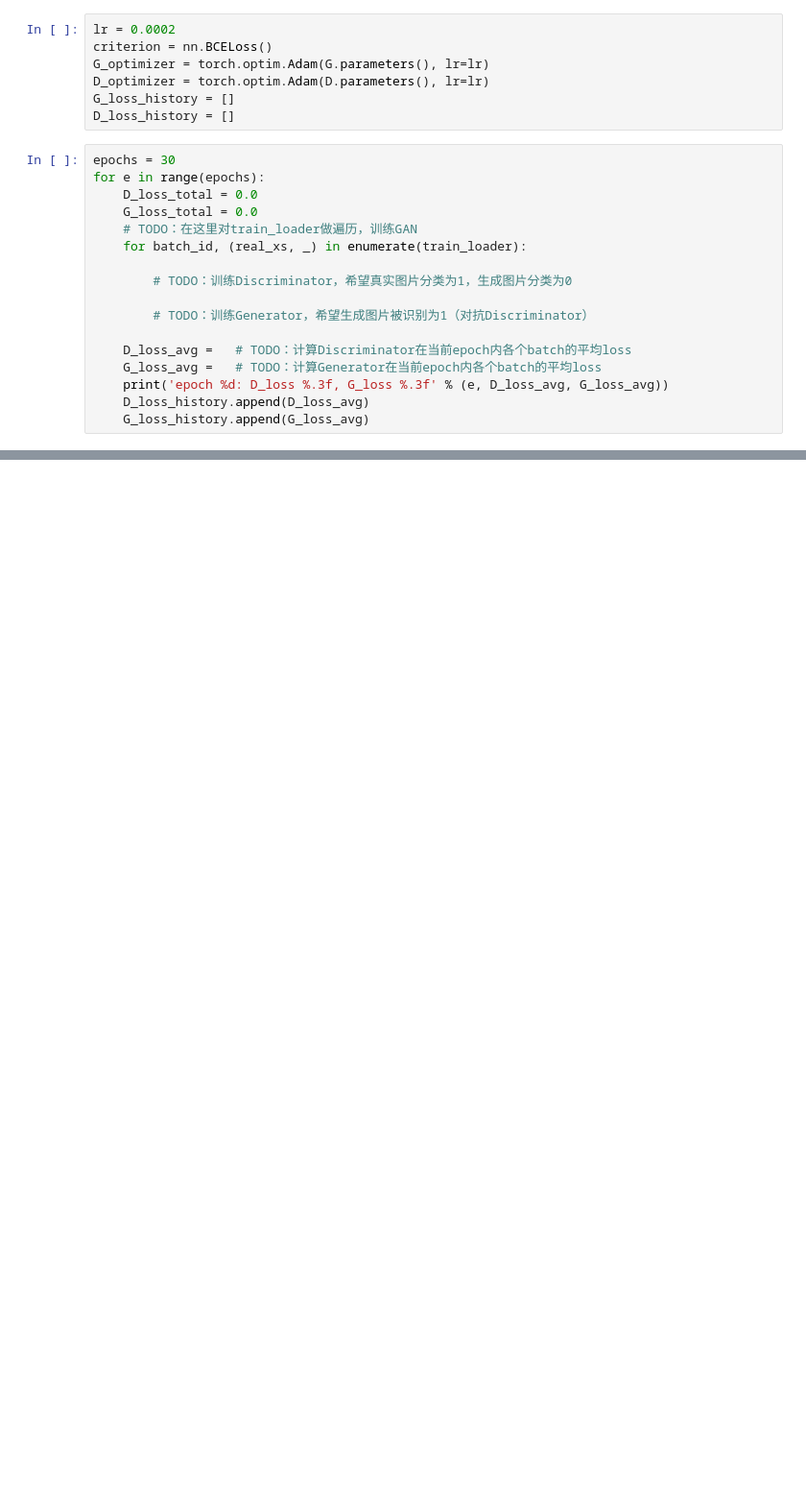
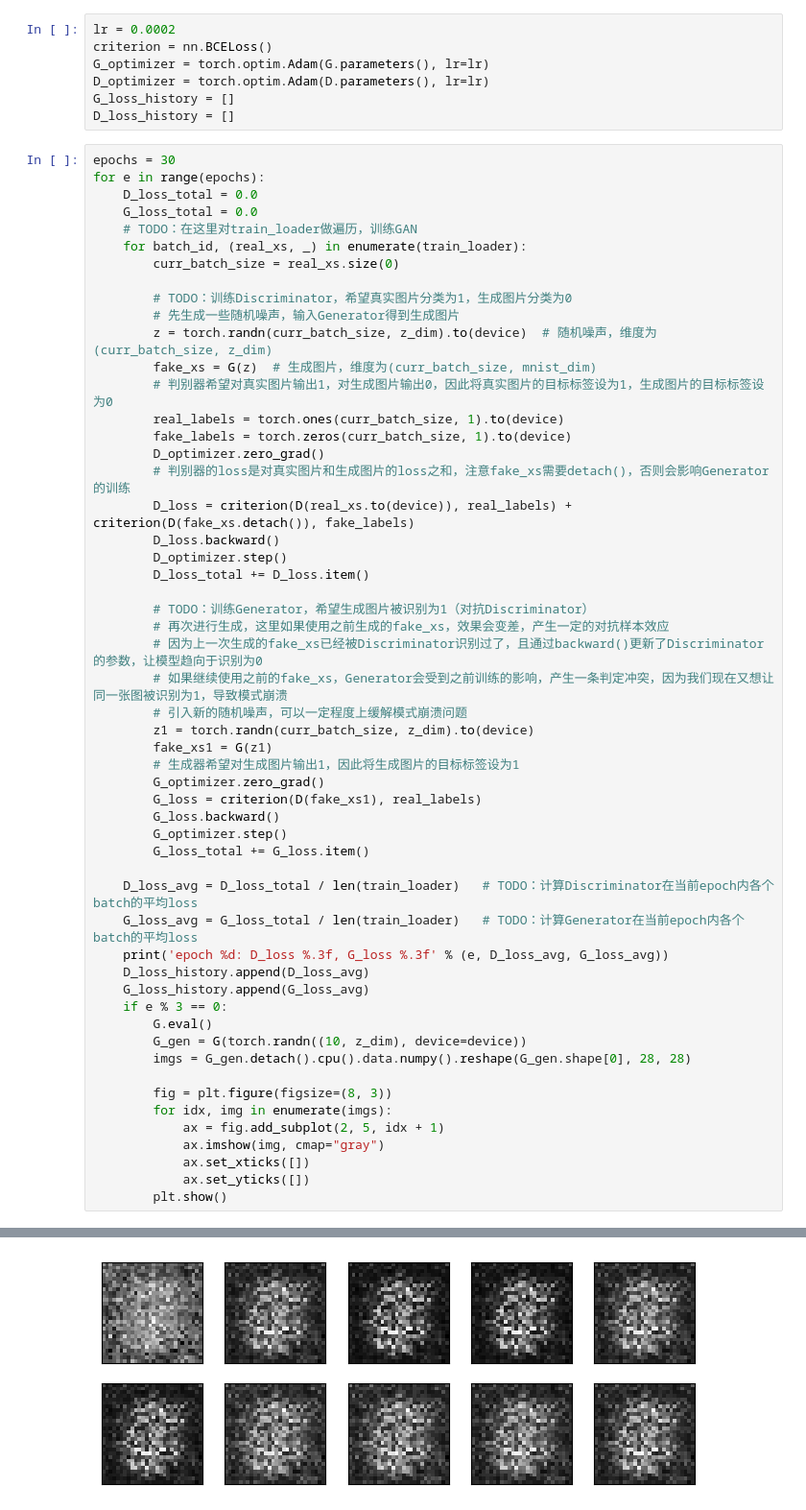
Before and after one commit to GodKeawa/AISystemSecurity, a Jupyter notebook: Task5/Week5_Bonus_Question.ipynb, the cells around one changed output, grey strips where cells are left out. Shown at 96% size. Drawn from its saved outputs; the diff is of its cells as text; blank space fills up the shorter version.

```diff
--- a/Task5/Week5_Bonus_Question.ipynb
+++ b/Task5/Week5_Bonus_Question.ipynb
@@ -42,20 +89,58 @@ G_optimizer = torch.optim.Adam(G.parameters(), lr=lr)
 D_optimizer = torch.optim.Adam(D.parameters(), lr=lr)
 G_loss_history = []
 D_loss_history = []
-# %%
-epochs = 30
-for e in range(epochs):
-    D_loss_total = 0.0
-    G_loss_total = 0.0
-    # TODO：在这里对train_loader做遍历，训练GAN
-    for batch_id, (real_xs, _) in enumerate(train_loader):
-
-        # TODO：训练Discriminator，希望真实图片分类为1，生成图片分类为0
-
-        # TODO：训练Generator，希望生成图片被识别为1（对抗Discriminator）
-
-    D_loss_avg =   # TODO：计算Discriminator在当前epoch内各个batch的平均loss
-    G_loss_avg =   # TODO：计算Generator在当前epoch内各个batch的平均loss
-    print('epoch %d: D_loss %.3f, G_loss %.3f' % (e, D_loss_avg, G_loss_avg))
-    D_loss_history.append(D_loss_avg)
-    G_loss_history.append(G_loss_avg)
+# %%
+epochs = 30
+for e in range(epochs):
+    D_loss_total = 0.0
+    G_loss_total = 0.0
+    # TODO：在这里对train_loader做遍历，训练GAN
+    for batch_id, (real_xs, _) in enumerate(train_loader):
+        curr_batch_size = real_xs.size(0)
+
+        # TODO：训练Discriminator，希望真实图片分类为1，生成图片分类为0
+        # 先生成一些随机噪声，输入Generator得到生成图片
+        z = torch.randn(curr_batch_size, z_dim).to(device)  # 随机噪声，维度为(curr_batch_size, z_dim)
+        fake_xs = G(z)  # 生成图片，维度为(curr_batch_size, mnist_dim)
+        # 判别器希望对真实图片输出1，对生成图片输出0，因此将真实图片的目标标签设为1，生成图片的目标标签设为0
+        real_labels = torch.ones(curr_batch_size, 1).to(device)
+        fake_labels = torch.zeros(curr_batch_size, 1).to(device)
+        D_optimizer.zero_grad()
+        # 判别器的loss是对真实图片和生成图片的loss之和，注意fake_xs需要detach()，否则会影响Generator的训练
+        D_loss = criterion(D(real_xs.to(device)), real_labels) + criterion(D(fake_xs.detach()), fake_labels)
+        D_loss.backward()
+        D_optimizer.step()
+        D_loss_total += D_loss.item()
+
+        # TODO：训练Generator，希望生成图片被识别为1（对抗Discriminator）
+        # 再次进行生成，这里如果使用之前生成的fake_xs，效果会变差，产生一定的对抗样本效应
+        # 因为上一次生成的fake_xs已经被Discriminator识别过了，且通过backward()更新了Discriminator的参数，让模型趋向于识别为0
+        # 如果继续使用之前的fake_xs，Generator会受到之前训练的影响，产生一条判定冲突，因为我们现在又想让同一张图被识别为1，导致模式崩溃
+        # 引入新的随机噪声，可以一定程度上缓解模式崩溃问题
+        z1 = torch.randn(curr_batch_size, z_dim).to(device)
+        fake_xs1 = G(z1)
+        # 生成器希望对生成图片输出1，因此将生成图片的目标标签设为1
+        G_optimizer.zero_grad()
+        G_loss = criterion(D(fake_xs1), real_labels)
+        G_loss.backward()
+        G_optimizer.step()
+        G_loss_total += G_loss.item()
+
+    D_loss_avg = D_loss_total / len(train_loader)   # TODO：计算Discriminator在当前epoch内各个batch的平均loss
+    G_loss_avg = G_loss_total / len(train_loader)   # TODO：计算Generator在当前epoch内各个batch的平均loss
+    print('epoch %d: D_loss %.3f, G_loss %.3f' % (e, D_loss_avg, G_loss_avg))
+    D_loss_history.append(D_loss_avg)
+    G_loss_history.append(G_loss_avg)
+    if e % 3 == 0:
+        G.eval()
+        G_gen = G(torch.randn((10, z_dim), device=device))
+        imgs = G_gen.detach().cpu().data.numpy().reshape(G_gen.shape[0], 28, 28)
+
+        fig = plt.figure(figsize=(8, 3))
+        for idx, img in enumerate(imgs):
+            ax = fig.add_subplot(2, 5, idx + 1)
+            ax.imshow(img, cmap="gray")
+            ax.set_xticks([])
+            ax.set_yticks([])
+        plt.show()
+# %% [output]
@@ -61,0 +148 @@ for e in range(epochs):
+[figure, added]
```
Also changed, not shown: parts of 7 cells of this notebook, 7 other files.
